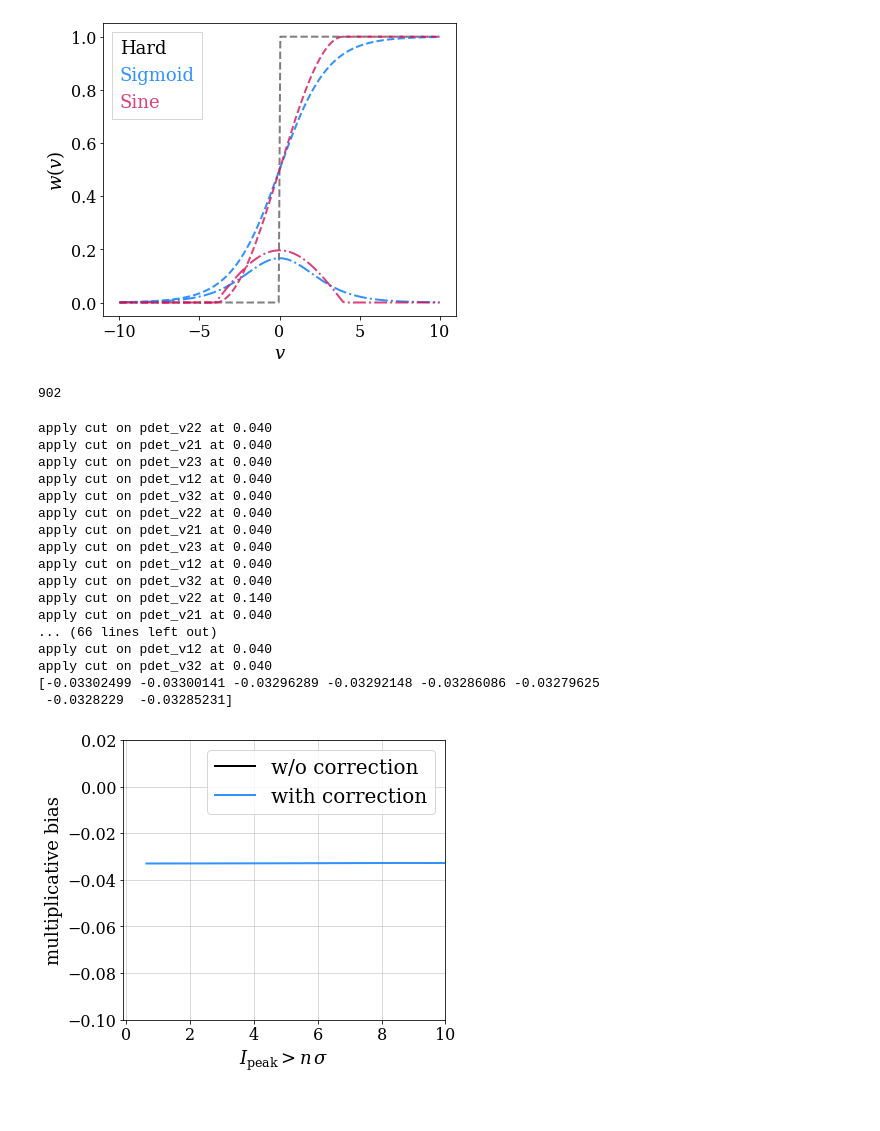
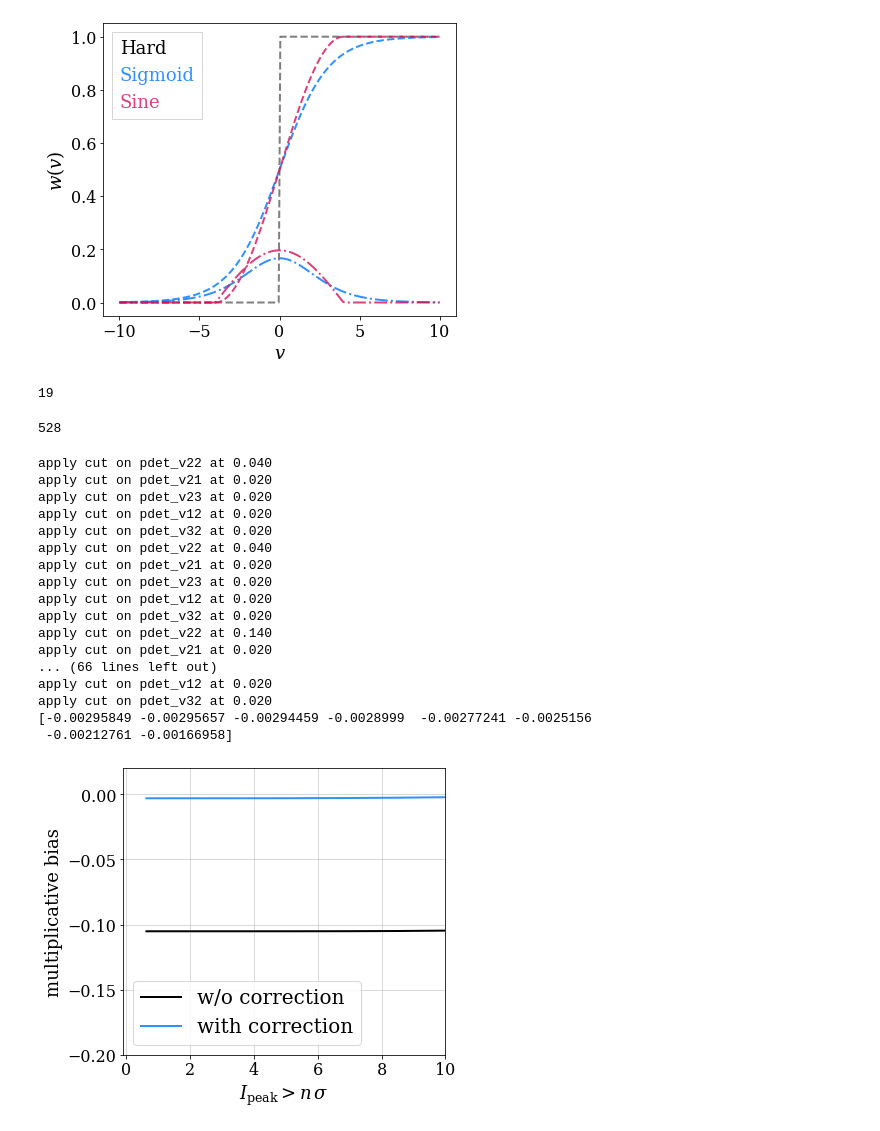
Before and after one commit to mr-superonion/FPFS_notebooks, a Jupyter notebook: ipynb/4_sheartest_noisy/1_shearEst_fs_noisy_knownRef_sigsin.ipynb, the cells around one changed output. Drawn from its saved outputs; the diff is of its cells as text; code cells hidden in the pictures.

```diff
--- a/ipynb/4_sheartest_noisy/1_shearEst_fs_noisy_knownRef_sigsin.ipynb
+++ b/ipynb/4_sheartest_noisy/1_shearEst_fs_noisy_knownRef_sigsin.ipynb
@@ -15,7 +15,7 @@ gver='basic2'
 dver='det'
 wrkDir=os.environ['homeWrk']
 simDir=os.path.join(wrkDir,'FPFS2/sim/')
-use_sig=False
+use_sig=True
 
 def truncSine_func(x,mu=0.,sigma=1.5,deriv=0):
     t=(x-mu)/sigma
@@ -137,18 +136,22 @@ outNN1 =   rfn.stack_arrays(outNN1,usemask=False)
 outNN2 =   rfn.stack_arrays(outNN2,usemask=False)
 detM1=   pdet.peak2det(outNN1)
 detM2=   pdet.peak2det(outNN2)
+# %%
+np.sum((outNN1['pdet_x']%64-32.)**2.+(outNN1['pdet_y']%64-32.)**2.>14)
+# %% [output]
+19
 # %%
 Const  =   2000.
 if nver=='var4em3':
     noirev=True
 else:
     noirev=False
-ellM1=   fpfs.fpfsBase.fpfsM2E(outNN1,detM1,const=Const,noirev=noirev)
-ellM2=   fpfs.fpfsBase.fpfsM2E(outNN2,detM2,const=Const,noirev=noirev)
+ellM1=   fpfs.fpfsBase.fpfsM2E(outNN1,dets=detM1,const=Const,noirev=noirev)
+ellM2=   fpfs.fpfsBase.fpfsM2E(outNN2,dets=detM2,const=Const,noirev=noirev)
 del outNN1,outNN2
 gc.collect()
 # %% [output]
-902
+528
 # %%
 x=[]
 y1=[]
@@ -181,7 +184,7 @@ indsAll.append((3,2))
 dccAll=[]
 dccAll.append(dcc)
 for _ in range(len(indsAll)-1):
-    dccAll.append(0.02)
+    dccAll.append(0.005)
 
 
 for i in range(0,8):
@@ -190,7 +193,7 @@ for i in range(0,8):
     cutAll=[]
     cutAll.append(cut)
     for _ in range(len(indsAll)-1):
-        cutAll.append(0.04)
+        cutAll.append(0.02)
 
     # weight array
     ws1 = np.ones(len(detM1))
@@ -208,45 +211,45 @@ for i in range(0,8):
         pn='v%d%d' %indsAll[_]
         if use_sig:
             _wtmp= sigmoid_func(detM2['pdet_%s' %pn],mu=cutAll[_],sigma=dccAll[_])
         else:
             _wtmp= truncSine_func(detM2['pdet_%s' %pn],mu=cutAll[_],sigma=dccAll[_])
         ws2=ws2*_wtmp
 
     cor1,cor1b = get_detbias_list(detM1,ellM1,ws1,indsAll,cutAll,dccAll)
     cor2,cor2b = get_detbias_list(detM2,ellM2,ws2,indsAll,cutAll,dccAll)
     de   = np.sum(ellM2['fpfs_e1']*ws2)-np.sum(ellM1['fpfs_e1']*ws1)
     rave = (np.sum(ellM2['fpfs_RE']*ws2)+np.sum(ellM1['fpfs_RE']*ws1))/2.
     raveR= (np.sum(ellM2['fpfs_RE']*ws2)+np.sum(ellM1['fpfs_RE']*ws1)+cor1+cor2)/2.
     x.append(cut/np.sqrt(4e-3))
     y1.append(de/rave/0.04-1)
     y2.append(de/raveR/0.04-1)
 gc.collect()
 ax.plot(np.array(x),np.array(y1),label='w/o correction',color=pltutil.colors[0])
 ax.plot(np.array(x),np.array(y2),label='with correction',color=pltutil.colors[1])
 print(np.array(y2))
 ax.set_xlabel(xlabel+r'$>n\,\sigma$')
 ax.set_ylabel('multiplicative bias')
-ax.set_ylim(-0.10,0.02)
+ax.set_ylim(-0.20,0.02)
 ax.grid()
 ax.legend()
 plt.tight_layout()
 #fig.savefig('../../html/noisy_knownRef_%s.png' %pn)
 # %% [output]
 apply cut on pdet_v22 at 0.040
-apply cut on pdet_v21 at 0.040
-apply cut on pdet_v23 at 0.040
-apply cut on pdet_v12 at 0.040
-apply cut on pdet_v32 at 0.040
+apply cut on pdet_v21 at 0.020
+apply cut on pdet_v23 at 0.020
+apply cut on pdet_v12 at 0.020
+apply cut on pdet_v32 at 0.020
 apply cut on pdet_v22 at 0.040
-apply cut on pdet_v21 at 0.040
-apply cut on pdet_v23 at 0.040
-apply cut on pdet_v12 at 0.040
-apply cut on pdet_v32 at 0.040
+apply cut on pdet_v21 at 0.020
+apply cut on pdet_v23 at 0.020
+apply cut on pdet_v12 at 0.020
+apply cut on pdet_v32 at 0.020
 apply cut on pdet_v22 at 0.140
-apply cut on pdet_v21 at 0.040
+apply cut on pdet_v21 at 0.020
 ... (66 lines left out)
-apply cut on pdet_v12 at 0.040
-apply cut on pdet_v32 at 0.040
-[-0.03302499 -0.03300141 -0.03296289 -0.03292148 -0.03286086 -0.03279625
- -0.0328229  -0.03285231]
+apply cut on pdet_v12 at 0.020
+apply cut on pdet_v32 at 0.020
+[-0.00295849 -0.00295657 -0.00294459 -0.0028999  -0.00277241 -0.0025156
+ -0.00212761 -0.00166958]
-[figure, old version]
+[figure, new version]
```
Also changed, not shown: parts of 2 cells of this notebook, 2 other files.
